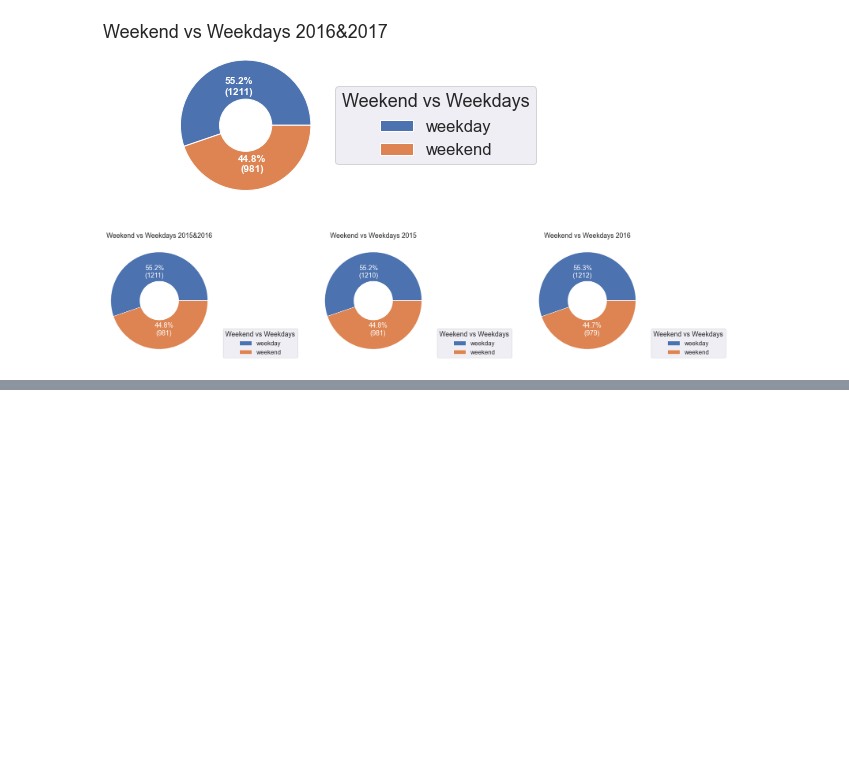
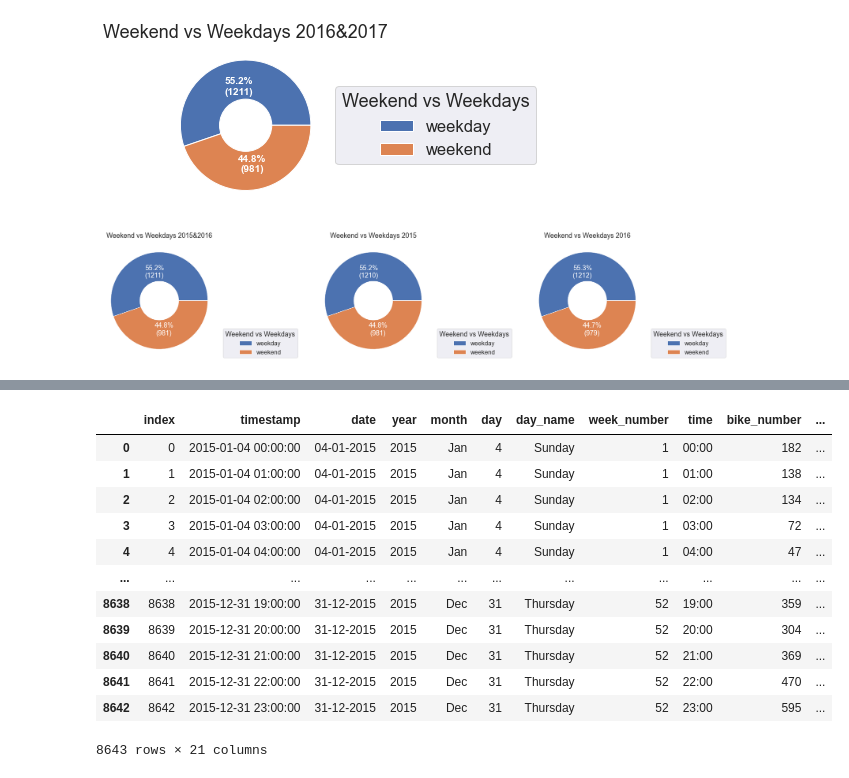
Before and after one commit to isra-st/London_Bike_Sharing, a Jupyter notebook: Visualizations_Draft_Isra.ipynb, the cells around one changed output, grey strips where cells are left out. Saved outputs shown, nothing was run; the diff lists cells and outputs as text; code cells hidden in the pictures; blank space fills up the shorter version.

```diff
--- a/Visualizations_Draft_Isra.ipynb
+++ b/Visualizations_Draft_Isra.ipynb
@@ -553,0 +586,16 @@ plt.show();
+# %%
+df.loc[df['year']==2015]
+# %% [output]
+|  | index | timestamp | date | year | month | day | day_name | week_number | time | bike_number | ... |
+| 0 | 0 | 2015-01-04 00:00:00 | 04-01-2015 | 2015 | Jan | 4 | Sunday | 1 | 00:00 | 182 | ... |
+| 1 | 1 | 2015-01-04 01:00:00 | 04-01-2015 | 2015 | Jan | 4 | Sunday | 1 | 01:00 | 138 | ... |
+| 2 | 2 | 2015-01-04 02:00:00 | 04-01-2015 | 2015 | Jan | 4 | Sunday | 1 | 02:00 | 134 | ... |
+| 3 | 3 | 2015-01-04 03:00:00 | 04-01-2015 | 2015 | Jan | 4 | Sunday | 1 | 03:00 | 72 | ... |
+| 4 | 4 | 2015-01-04 04:00:00 | 04-01-2015 | 2015 | Jan | 4 | Sunday | 1 | 04:00 | 47 | ... |
+| ... | ... | ... | ... | ... | ... | ... | ... | ... | ... | ... | ... |
+| 8638 | 8638 | 2015-12-31 19:00:00 | 31-12-2015 | 2015 | Dec | 31 | Thursday | 52 | 19:00 | 359 | ... |
+| 8639 | 8639 | 2015-12-31 20:00:00 | 31-12-2015 | 2015 | Dec | 31 | Thursday | 52 | 20:00 | 304 | ... |
+| 8640 | 8640 | 2015-12-31 21:00:00 | 31-12-2015 | 2015 | Dec | 31 | Thursday | 52 | 21:00 | 369 | ... |
+| 8641 | 8641 | 2015-12-31 22:00:00 | 31-12-2015 | 2015 | Dec | 31 | Thursday | 52 | 22:00 | 470 | ... |
+| 8642 | 8642 | 2015-12-31 23:00:00 | 31-12-2015 | 2015 | Dec | 31 | Thursday | 52 | 23:00 | 595 | ... |
+8643 rows × 21 columns
```
Also changed, not shown: parts of 29 cells of this notebook, 1 other file.
